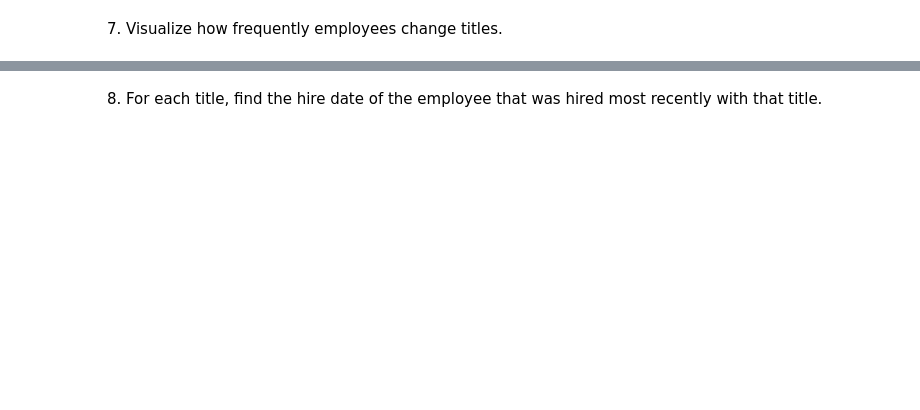
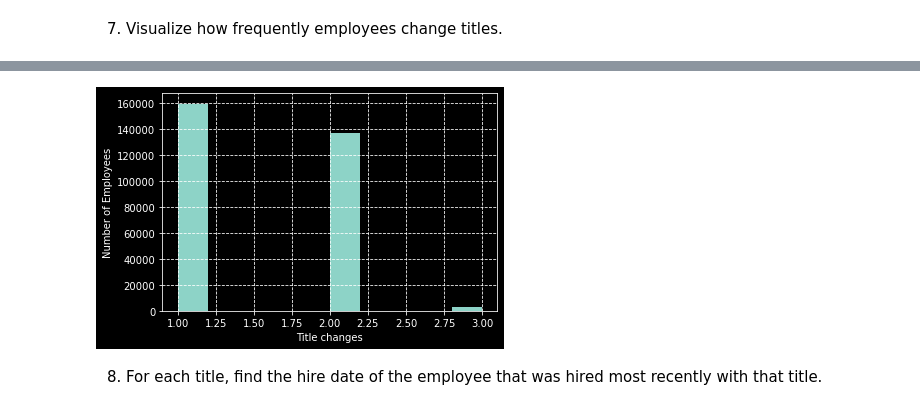
Before and after one commit to mackenr/numpy-pandas-visualization-exercises, a Jupyter notebook: advanced_dataframes.ipynb, the cells around one changed output, grey strips where cells are left out. Saved outputs shown, nothing was run; the diff lists cells and outputs as text; code cells hidden in the pictures; blank space fills up the shorter version.

```diff
--- a/advanced_dataframes.ipynb
+++ b/advanced_dataframes.ipynb
@@ -366,2 +525,14 @@ is_auto=lambda x:x.contains('auto')
+# %%
+schema = 'employees'
+query='select * from titles'
+get_db_url = f'mysql+pymysql://{user}:{password}@{host}/{schema}'
+titles=pd.read_sql(query, get_db_url)
+# %%
+schema = 'employees'
+query='select * from employees'
+get_db_url = f'mysql+pymysql://{user}:{password}@{host}/{schema}'
+employees=pd.read_sql(query, get_db_url)
 # %% [markdown]
 6. Join the `employees` and `titles` DataFrames together.
+# %%
+emp_title_join=titles.merge(employees,how='inner',on='emp_no')
@@ -368,2 +586,5 @@ is_auto=lambda x:x.contains('auto')
 # %% [markdown]
 7. Visualize how frequently employees change titles.
+# %%
+freq_title_change=emp_title_join.groupby('emp_no').title.count()
+freq_title_change.describe(include='all')
@@ -370,2 +601,9 @@ is_auto=lambda x:x.contains('auto')
+# %%
+plt.hist(freq_title_change)
+plt.xlabel('Title changes')
+plt.ylabel('Number of Employees')
+plt.grid(which='major',ls='--')
+# %% [output]
+[figure, added]
 # %% [markdown]
 8. For each title, find the hire date of the employee that was hired most recently with that title.
```
Also changed, not shown: parts of 43 cells of this notebook, 1 other file.
